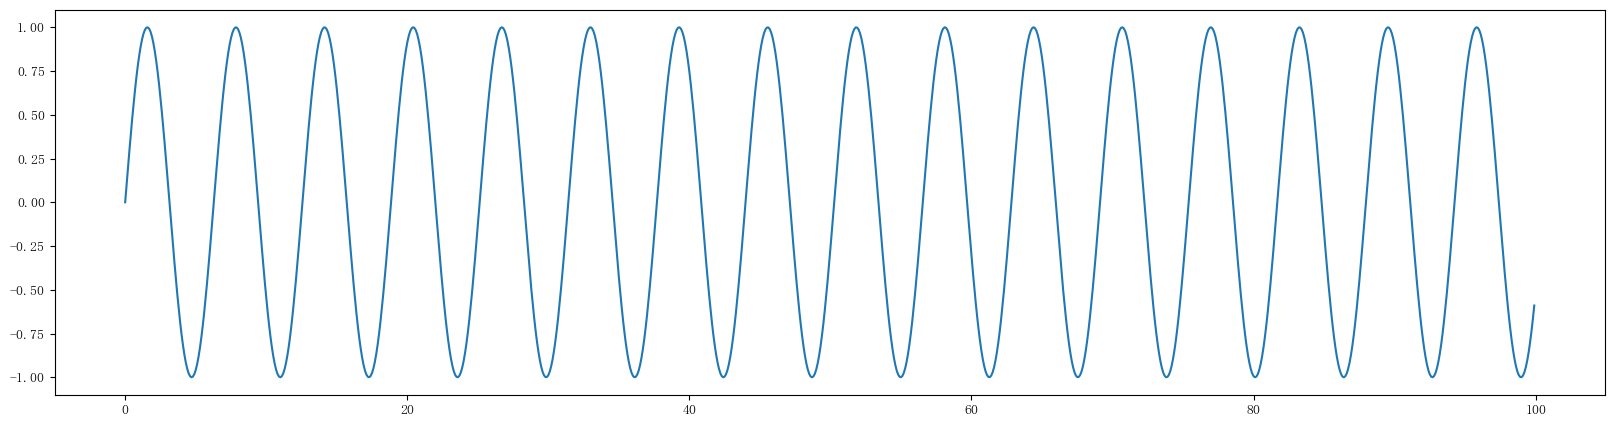
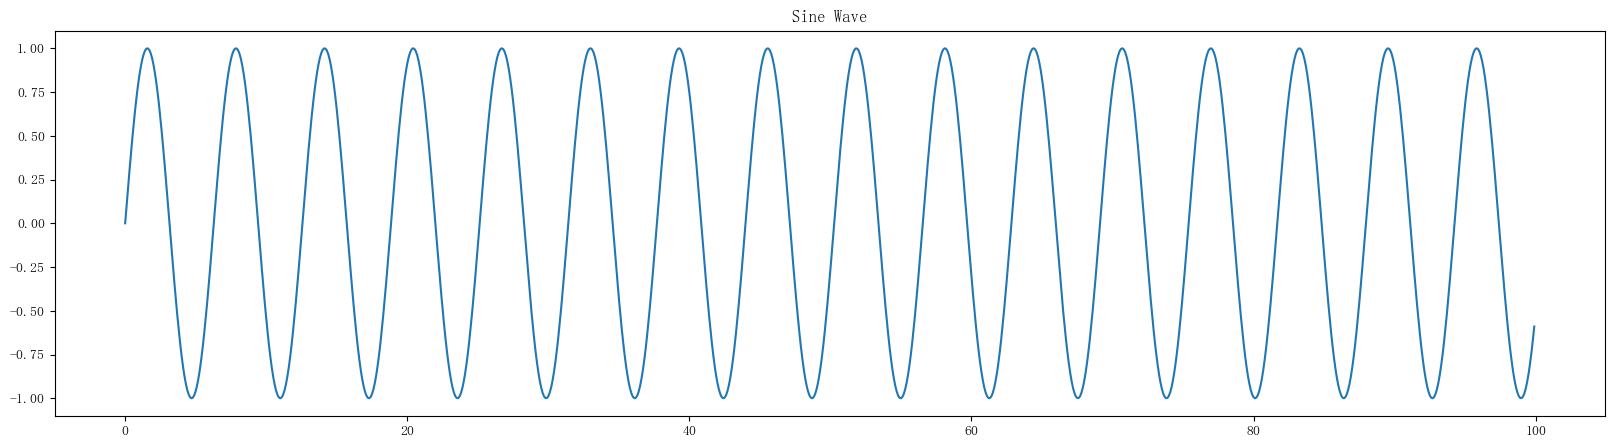
Unified diff of the notebook cell whose output changed from the first chart to the second:
--- before
+++ after
@@ -3,3 +3,4 @@
 plt.figure(figsize=(20,5))
 plt.plot(x,y)
+plt.title("Sine Wave")
 plt.show()

Commit: add title for plot